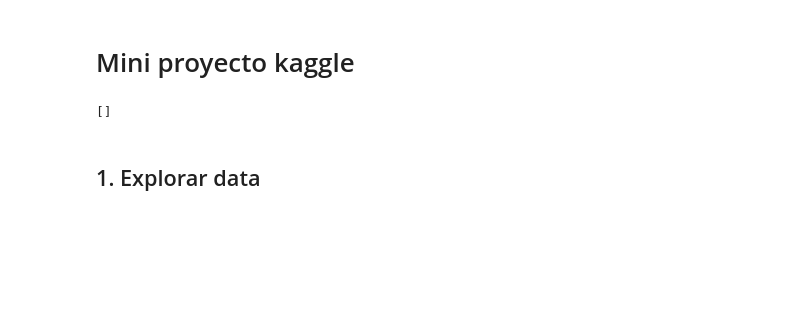
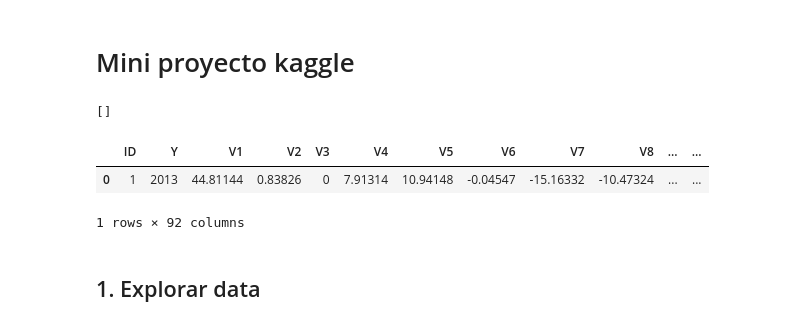
Before and after one commit to FabricioMorales01/miad-dl-miniproyecto, a Jupyter notebook: proyecto.ipynb, the cells around one changed output. Saved outputs shown, nothing was run; the diff lists cells and outputs as text; code cells hidden in the pictures; blank space fills up the shorter version.

```diff
--- a/proyecto.ipynb
+++ b/proyecto.ipynb
@@ -18,6 +18,12 @@ hist = []
 # %%
 train = pd.read_csv('./data/train.csv')
 evaluetion = pd.read_csv('./data/test.csv')
+# %%
+train.head(1)
+# %% [output]
+|  | ID | Y | V1 | V2 | V3 | V4 | V5 | V6 | V7 | V8 | ... | ... |
+| 0 | 1 | 2013 | 44.81144 | 0.83826 | 0 | 7.91314 | 10.94148 | -0.04547 | -15.16332 | -10.47324 | ... | ... |
+1 rows × 92 columns
 # %% [markdown]
 ## 1. Explorar data
 # %%
```
Also changed, not shown: parts of 4 cells of this notebook.
